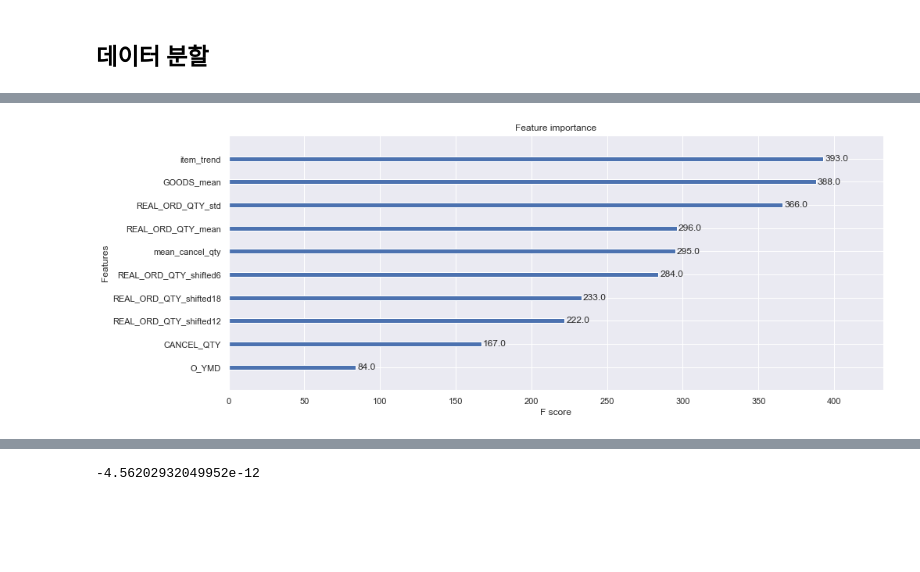
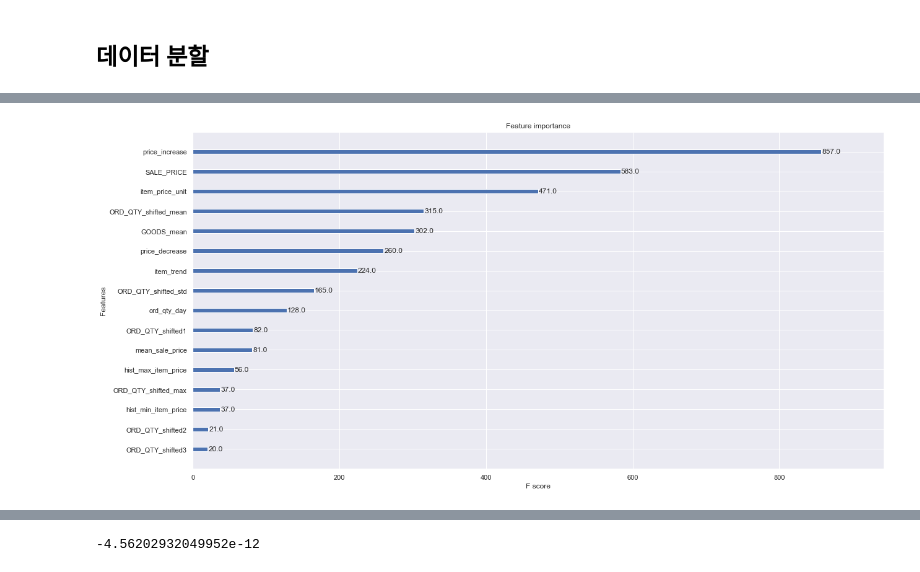
Before and after one commit to olsunghyun0416/Dongwon_Project, a Jupyter notebook: 더반찬_캐글.ipynb, the cells around one changed output, grey strips where cells are left out. Cells and saved outputs as stored; diff of their text form; code cells hidden in the pictures; blank space fills up the shorter version.

Commit message:
더반찬_캐글버전_shift분석 + prophet 실험

```diff
--- a/더반찬_캐글.ipynb
+++ b/더반찬_캐글.ipynb
@@ -564,28 +497,28 @@ test_set
 # %%
 # 학습데이터의 상품번호 별 일별 판매량 평균
-gp_goods_mean_t = train_set.groupby(['O_YMD','GOODS_NO']).agg({'item_cnt_day': ['mean']})
+gp_goods_mean_t = train_set.groupby(['O_YMD','GOODS_NO']).agg({'ord_qty_day': ['mean']})
 gp_goods_mean_t.columns = ['GOODS_mean']
 gp_goods_mean_t.reset_index(inplace=True)
 # 검증데이터의 상품번호 별 일별 판매량 평균
-gp_goods_mean_v = validation_set.groupby(['O_YMD','GOODS_NO']).agg({'item_cnt_day': ['mean']})
+gp_goods_mean_v = validation_set.groupby(['O_YMD','GOODS_NO']).agg({'ord_qty_day': ['mean']})
 gp_goods_mean_v.columns = ['GOODS_mean']
 gp_goods_mean_v.reset_index(inplace=True)
 
 # 핛습데이터의 연도별 일별 판매량 평균
-gp_year_mean_t = train_set.groupby(['year']).agg({'item_cnt_day': ['mean']})
+gp_year_mean_t = train_set.groupby(['year']).agg({'ord_qty_day': ['mean']})
 gp_year_mean_t.columns = ['year_mean']
 gp_year_mean_t.reset_index(inplace=True)
 # 검증데이터의 연도별 일별 판매량 평균
-gp_year_mean_v = validation_set.groupby(['year']).agg({'item_cnt_day': ['mean']})
+gp_year_mean_v = validation_set.groupby(['year']).agg({'ord_qty_day': ['mean']})
 gp_year_mean_v.columns = ['year_mean']
 gp_year_mean_v.reset_index(inplace=True)
 
 # 학습데이터의 월별 일별 판매량 평균
-gp_month_mean_t = train_set.groupby(['month']).agg({'item_cnt_day': ['mean']})
+gp_month_mean_t = train_set.groupby(['month']).agg({'ord_qty_day': ['mean']})
 gp_month_mean_t.columns = ['month_mean']
 gp_month_mean_t.reset_index(inplace=True)
 # 검증데이터의 월별 일별 판매량 평균
-gp_month_mean_v = validation_set.groupby(['month']).agg({'item_cnt_day': ['mean']})
+gp_month_mean_v = validation_set.groupby(['month']).agg({'ord_qty_day': ['mean']})
 gp_month_mean_v.columns = ['month_mean']
 gp_month_mean_v.reset_index(inplace=True)
 
@@ -612,7 +545,7 @@ X_val = validation_set.drop(['REAL_ORD_QTY'], axis=1)
 y_val = validation_set['REAL_ORD_QTY'].astype(int)
 # %%
 # Integer features (used by catboost model).
-int_features = ['GOODS_NO', 'year', 'month']
+int_features = ['GOODS_NO', 'year', 'month', 'day']
 
 X_train[int_features] = X_train[int_features].astype('int32')
 X_val[int_features] = X_val[int_features].astype('int32')
@@ -704,17 +636,20 @@ Index(['O_YMD', 'GOODS_NO', 'SALE_PRICE', 'mean_sale_price', 'CANCEL_QTY',
 #                 'REAL_ORD_QTY_shifted1', 'REAL_ORD_QTY_shifted2', 'REAL_ORD_QTY_shifted3',
 #                 'GOODS_mean','item_trend', 'mean_real_ord_qty']
 
-# xgb_features = ['O_YMD', 'ORD_QTY','ORD_QTY_mean', 'ORD_QTY_std',
-#                 'CANCEL_QTY', 'mean_cancel', 'cancel_transactions',
-#                 'RET_QTY', 'mean_ret_qty', 'ret_qty_transactions',
-#                 'ORD_QTY_shifted1', 'ORD_QTY_shifted2', 'ORD_QTY_shifted3',
+xgb_features = [
+                'SALE_PRICE', 'mean_sale_price',
+                'ord_qty_day', 'item_price_unit', 'hist_min_item_price',
+                'hist_max_item_price', 'price_increase', 'price_decrease',
+                'ORD_QTY_shifted_min', 'ORD_QTY_shifted_max', 'ORD_QTY_shifted_mean',
+                'ORD_QTY_shifted_std', 'ORD_QTY_shifted1', 'ORD_QTY_shifted2',
+                'ORD_QTY_shifted3', 'item_trend', 'GOODS_mean'
+                ]
+
+# xgb_features = ['O_YMD','shift_ord_qty',
+#                 'CANCEL_QTY', 'mean_cancel_qty',
+#                 'RET_QTY', 'mean_ret_qty',
+#                 'shift_ord_qty_lag1','shift_ord_qty_lag2', 'shift_ord_qty_lag3',
 #                 'GOODS_mean','item_trend']
-
-xgb_features = ['O_YMD','REAL_ORD_QTY_mean', 'REAL_ORD_QTY_std',
-                'CANCEL_QTY', 'mean_cancel_qty',
-                'RET_QTY', 'mean_ret_qty',
-                'REAL_ORD_QTY_shifted6', 'REAL_ORD_QTY_shifted12', 'REAL_ORD_QTY_shifted18',
-                'GOODS_mean','item_trend']
 
 xgb_train = X_train[xgb_features]
 xgb_val = X_val[xgb_features]
@@ -725,7 +660,7 @@ xgb_model = XGBRegressor(max_depth=3,
                          min_child_weight=1000,
                          colsample_bytree=0.7,
                          subsample=0.7,
-                         eta=0.1,
+                         eta=0.01,
                          seed=0)
 xgb_model.fit(xgb_train,
               y_train,
@@ -762,11 +697,11 @@ XGBRegressor(base_score=0.5, booster='gbtree', callbacks=None,
              n_jobs=0, num_parallel_tree=1, predictor='auto', random_state=0,
              reg_alpha=0, ...)
 # %%
-plt.rcParams["figure.figsize"] = (15, 6)
+plt.rcParams["figure.figsize"] = (20, 10)
 plot_importance(xgb_model)
 plt.show()
 # %% [output]
-[figure, old version]
+[figure, new version]
 # %%
 xgb_train_pred = xgb_model.predict(xgb_train)
 xgb_val_pred = xgb_model.predict(xgb_val)
```
Also changed, not shown: parts of 46 cells of this notebook, 1 other file.
